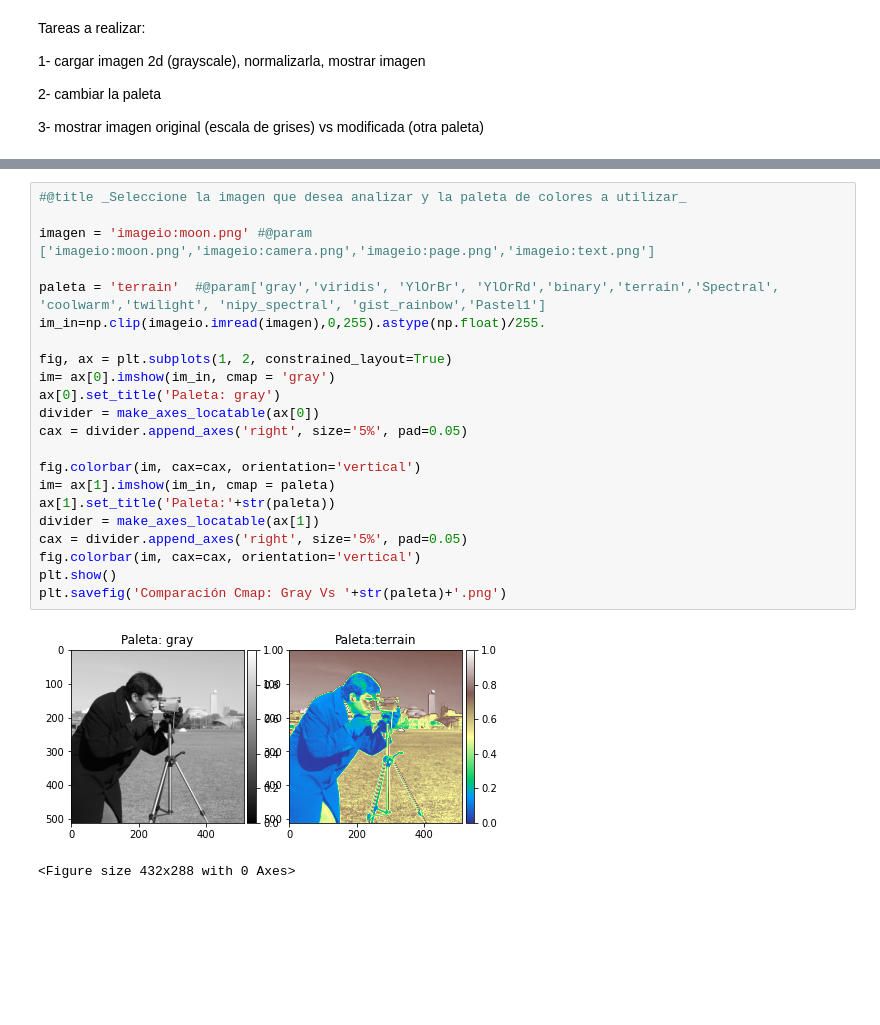
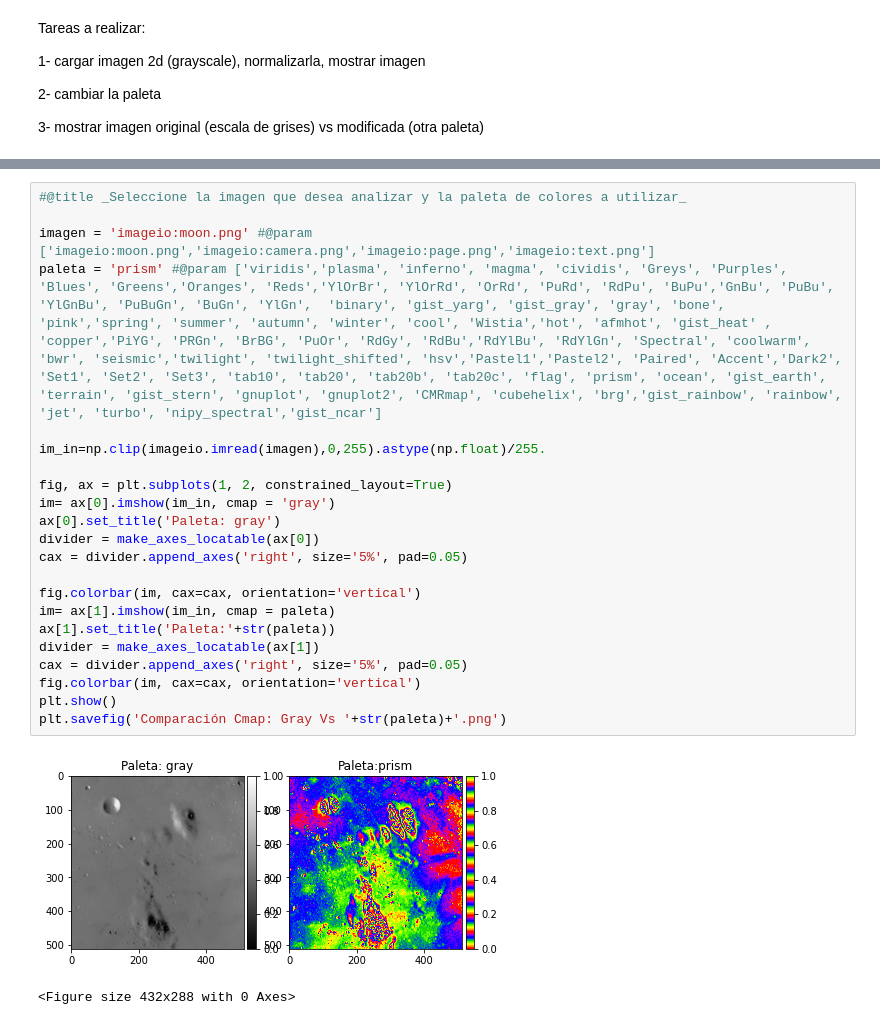
Before and after one commit to juandesages/PDI.Entregas, a Jupyter notebook: TP2/TP2_Desages.ipynb, the cells around one changed output, grey strips where cells are left out. Drawn from its saved outputs; the diff is of its cells as text; blank space fills up the shorter version.

```diff
--- a/TP2/TP2_Desages.ipynb
+++ b/TP2/TP2_Desages.ipynb
@@ -161,27 +171,27 @@ plt.savefig('colormaps.png')
 # %%
 #@title _Seleccione la imagen que desea analizar y la paleta de colores a utilizar_
 
 imagen = 'imageio:moon.png' #@param ['imageio:moon.png','imageio:camera.png','imageio:page.png','imageio:text.png']
+paleta = 'prism' #@param ['viridis','plasma', 'inferno', 'magma', 'cividis', 'Greys', 'Purples', 'Blues', 'Greens','Oranges', 'Reds','YlOrBr', 'YlOrRd', 'OrRd', 'PuRd', 'RdPu', 'BuPu','GnBu', 'PuBu', 'YlGnBu', 'PuBuGn', 'BuGn', 'YlGn',  'binary', 'gist_yarg', 'gist_gray', 'gray', 'bone', 'pink','spring', 'summer', 'autumn', 'winter', 'cool', 'Wistia','hot', 'afmhot', 'gist_heat' , 'copper','PiYG', 'PRGn', 'BrBG', 'PuOr', 'RdGy', 'RdBu','RdYlBu', 'RdYlGn', 'Spectral', 'coolwarm', 'bwr', 'seismic','twilight', 'twilight_shifted', 'hsv','Pastel1','Pastel2', 'Paired', 'Accent','Dark2', 'Set1', 'Set2', 'Set3', 'tab10', 'tab20', 'tab20b', 'tab20c', 'flag', 'prism', 'ocean', 'gist_earth', 'terrain', 'gist_stern', 'gnuplot', 'gnuplot2', 'CMRmap', 'cubehelix', 'brg','gist_rainbow', 'rainbow', 'jet', 'turbo', 'nipy_spectral','gist_ncar']
 
-paleta = 'terrain'  #@param['gray','viridis', 'YlOrBr', 'YlOrRd','binary','terrain','Spectral', 'coolwarm','twilight', 'nipy_spectral', 'gist_rainbow','Pastel1']
 im_in=np.clip(imageio.imread(imagen),0,255).astype(np.float)/255.
 
 fig, ax = plt.subplots(1, 2, constrained_layout=True)
 im= ax[0].imshow(im_in, cmap = 'gray')
 ax[0].set_title('Paleta: gray')
 divider = make_axes_locatable(ax[0])
 cax = divider.append_axes('right', size='5%', pad=0.05)
 
 fig.colorbar(im, cax=cax, orientation='vertical')
 im= ax[1].imshow(im_in, cmap = paleta)
 ax[1].set_title('Paleta:'+str(paleta))
 divider = make_axes_locatable(ax[1])
 cax = divider.append_axes('right', size='5%', pad=0.05)
 fig.colorbar(im, cax=cax, orientation='vertical')
 plt.show()
 plt.savefig('Comparación Cmap: Gray Vs '+str(paleta)+'.png')
 # %% [output]
-[figure, old version]
+[figure, new version]
 <Figure size 432x288 with 0 Axes>
 # %% [markdown]
 Las diferentes paletas de colores (cmap) se pueden usar según la información que se desea mostrar (resaltando ciertos valores o efectos en la imagen). Según la documentación de la librería Matplotlib existes 4 categorías principales de paletas de colores:
```
Also changed, not shown: parts of 4 cells of this notebook.
